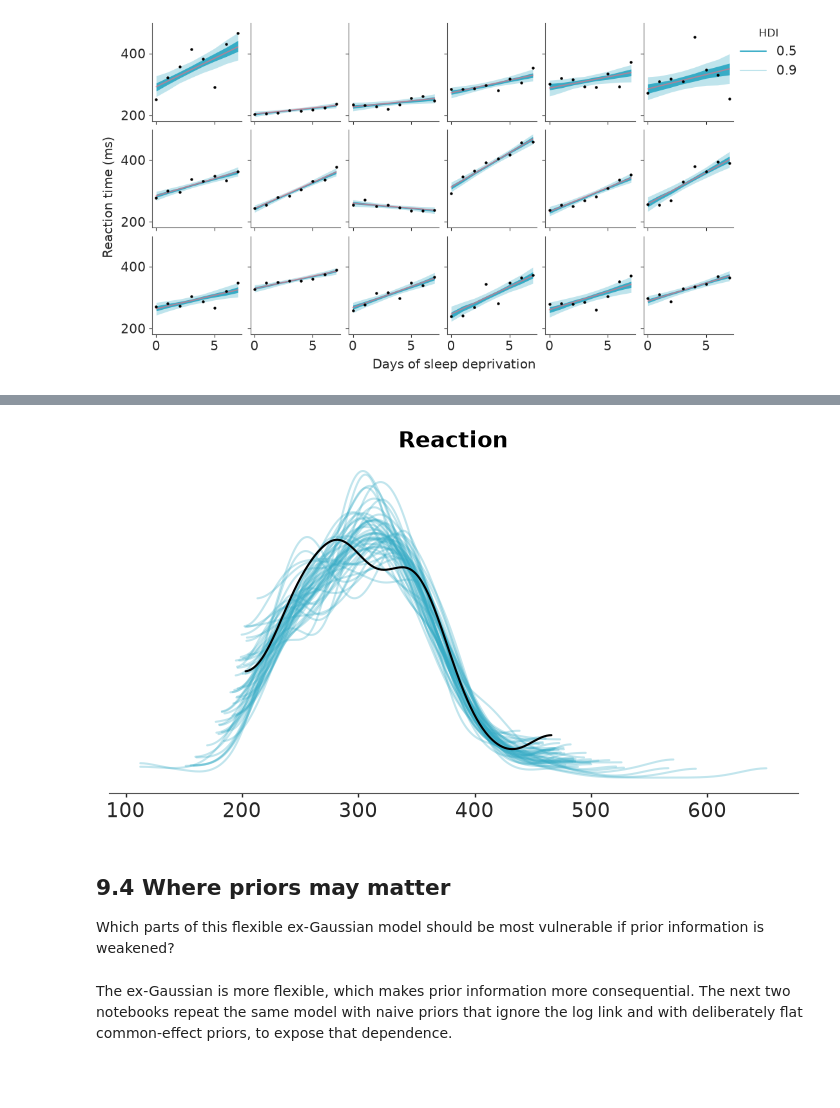
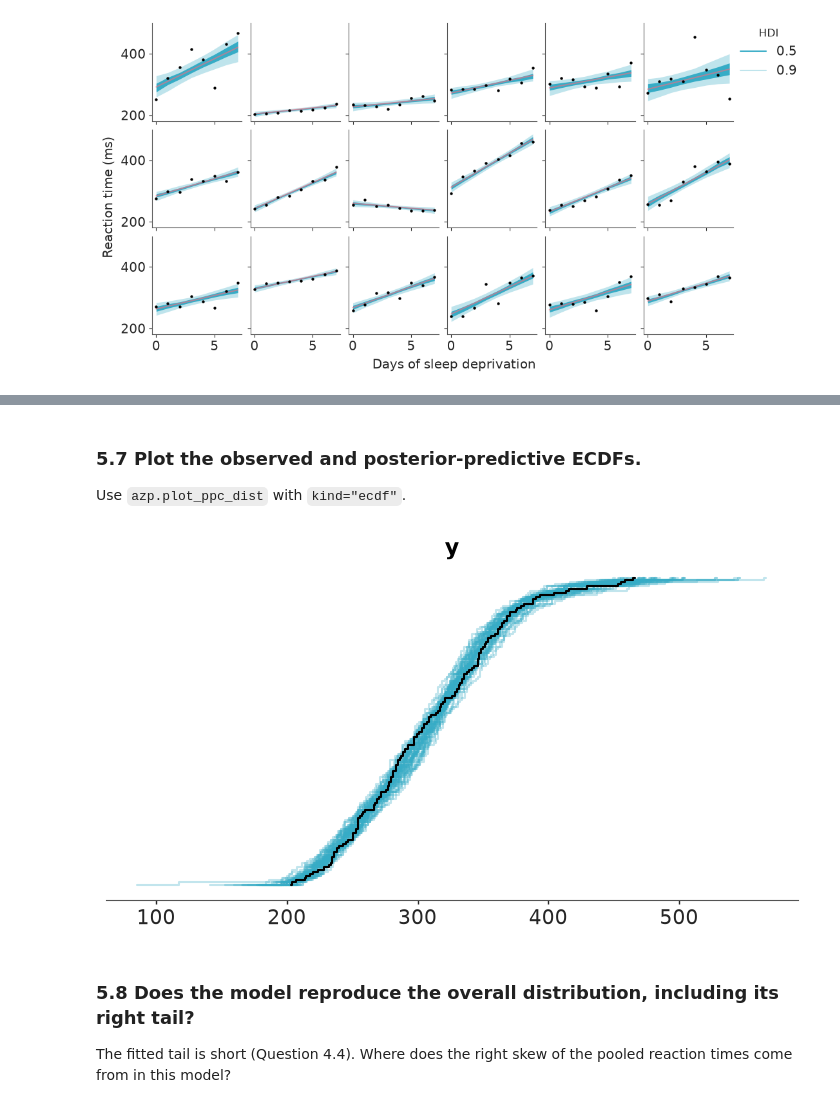
Before and after one commit to opherdonchin/BayesShortCourse, a Jupyter notebook: sleep/solved/09_exgaussian_distributional.ipynb, the cells around one changed output, grey strips where cells are left out. Cells and saved outputs as stored; diff of their text form; code cells hidden in the pictures; blank space fills up the shorter version.

```diff
--- a/sleep/solved/09_exgaussian_distributional.ipynb
+++ b/sleep/solved/09_exgaussian_distributional.ipynb
@@ -261,8 +43,0 @@ Do not interpret the fit until the sampler diagnostics are acceptable: no diverg
-# %%
-with model:
-    idata = pm.sample(
-        draws=1000, tune=2000, chains=4, target_accept=0.95, random_seed=RANDOM_SEED
-    )
-
-print("Divergences:", int(idata["sample_stats"]["diverging"].sum().item()))
-azs.summary(idata, var_names=["intercept", "slope", "participant_intercept_sd", "participant_slope_sd", "sigma_intercept", "participant_sigma_sd", "nu_intercept"], ci_prob=0.90, ci_kind="hdi", round_to=2)
@@ -299,0 +442,9 @@ Each panel shows posterior uncertainty in that participant's expected reaction t
+# %%
+with model:
+    idata = pm.sample(
+        draws=1000,
+        tune=1500,
+        chains=4,
+        target_accept=0.99,
+        random_seed=RANDOM_SEED,
+    )
@@ -311,9 +656,12 @@ Now generate new reaction times from the fitted model. The layout is the same as
 # %%
 with model:
     pm.sample_posterior_predictive(
-        idata, var_names=["Reaction"], extend_inferencedata=True, random_seed=RANDOM_SEED
+        idata,
+        var_names=["y"],
+        extend_inferencedata=True,
+        random_seed=RANDOM_SEED,
     )
 
-plot_participants(idata, "posterior_predictive", "Reaction")
+plot_participants(idata, "posterior_predictive", "y")
 plt.show()
 # %% [output]
@@ -327,10 +694,17 @@ The panel plot checks trajectories. This check pools all 144 measurements and as
+# %% [markdown]
+### 5.7 Plot the observed and posterior-predictive ECDFs.
+
+Use `azp.plot_ppc_dist` with `kind="ecdf"`.
 # %%
-azp.plot_ppc_dist(idata, var_names=["Reaction"], kind="kde", figure_kwargs={"figsize": (7, 4)});
+azp.plot_ppc_dist(
+    idata,
+    var_names=["y"],
+    kind="ecdf",
+    figure_kwargs={"figsize": (7, 4)},
+);
 # %% [output]
-[figure, old version]
+[figure, new version]
-# %% [markdown]
-## 9.4 Where priors may matter
-
-Which parts of this flexible ex-Gaussian model should be most vulnerable if prior information is weakened?
-# %% [markdown]
-The ex-Gaussian is more flexible, which makes prior information more consequential. The next two notebooks repeat the same model with naive priors that ignore the log link and with deliberately flat common-effect priors, to expose that dependence.
+# %% [markdown]
+### 5.8 Does the model reproduce the overall distribution, including its right tail?
+
+The fitted tail is short (Question 4.4). Where does the right skew of the pooled reaction times come from in this model?
```
Also changed, not shown: parts of 123 cells of this notebook, 4 other files.
